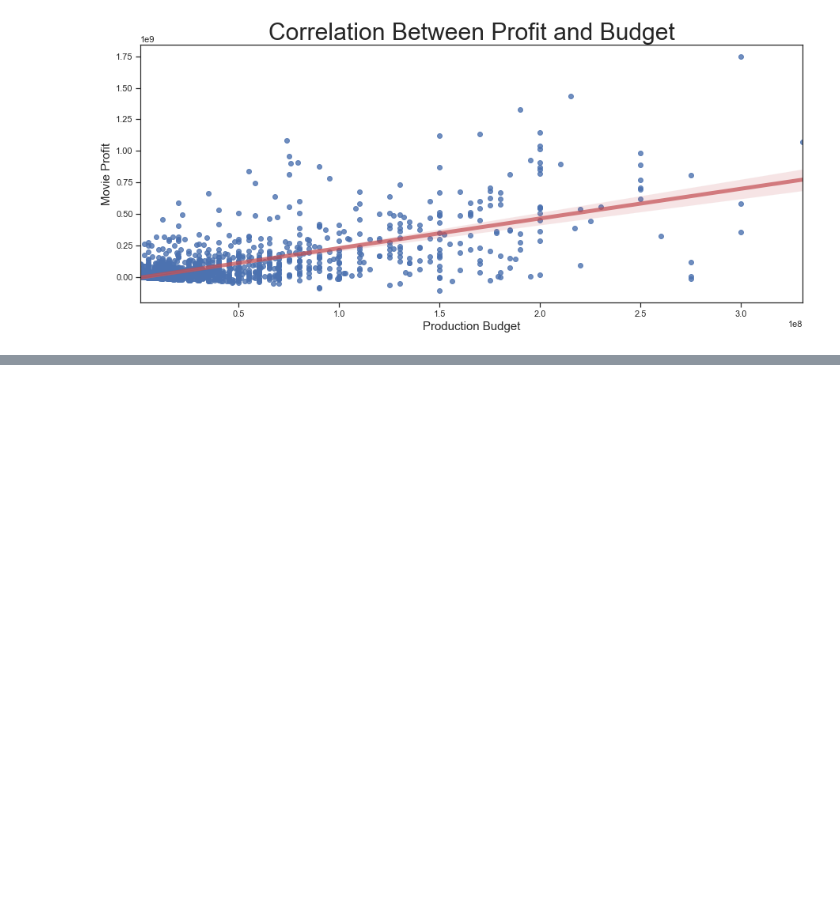
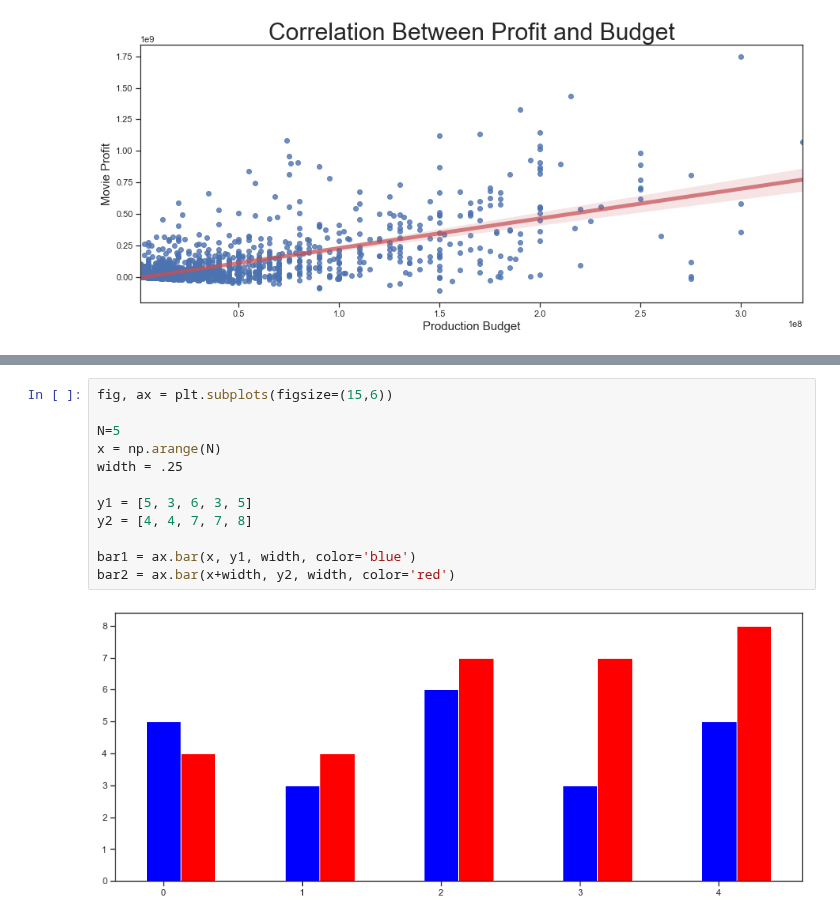
Before and after one commit to jchandleroneal/microsoft-movie-analysis, a Jupyter notebook: workspace.ipynb, the cells around one changed output, grey strips where cells are left out. Cells and saved outputs as stored; diff of their text form; blank space fills up the shorter version.

```diff
--- a/workspace.ipynb
+++ b/workspace.ipynb
@@ -346,0 +376,14 @@ ax.set_ylabel('Movie Profit', fontsize=15);
+# %%
+fig, ax = plt.subplots(figsize=(15,6))
+
+N=5
+x = np.arange(N)
+width = .25
+
+y1 = [5, 3, 6, 3, 5]
+y2 = [4, 4, 7, 7, 8]
+
+bar1 = ax.bar(x, y1, width, color='blue')
+bar2 = ax.bar(x+width, y2, width, color='red')
+# %% [output]
+[figure, added]
```
Also changed, not shown: parts of 7 cells of this notebook.
